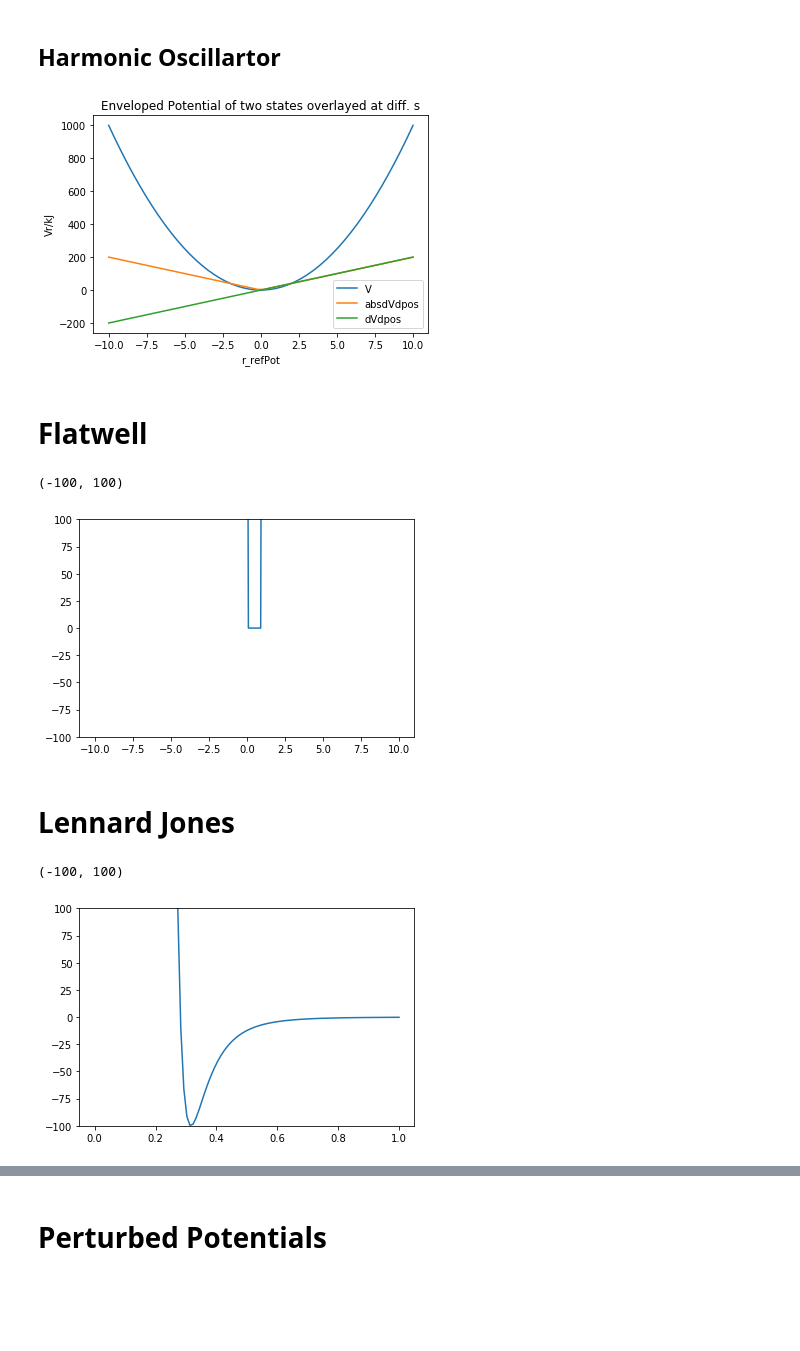
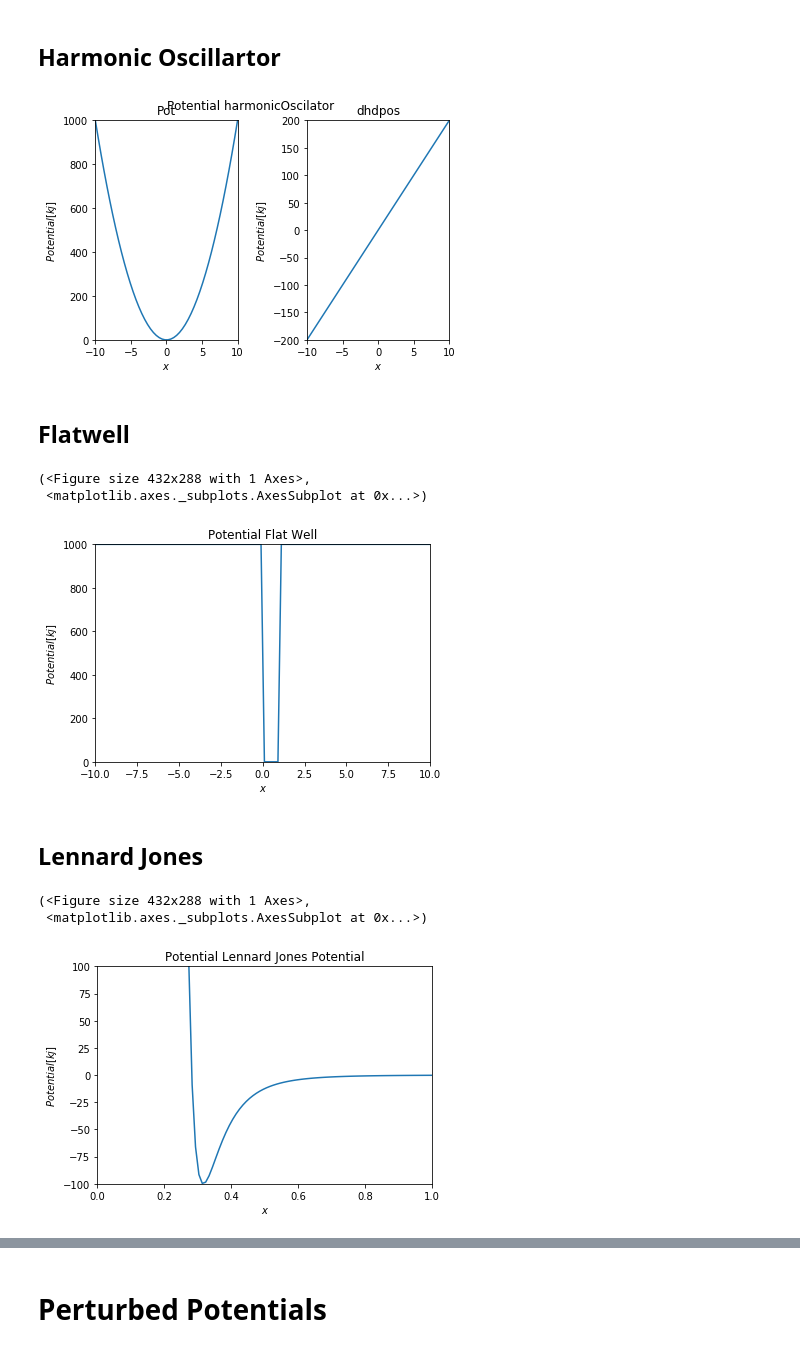
Before and after one commit to dfhahn/ConveyorBelt, a Jupyter notebook: examples/examplePotential1D.ipynb, the cells around one changed output, grey strips where cells are left out. Saved outputs shown, nothing was run; the diff lists cells and outputs as text; code cells hidden in the pictures; blank space fills up the shorter version.

```diff
--- a/examples/examplePotential1D.ipynb
+++ b/examples/examplePotential1D.ipynb
@@ -14,48 +15,38 @@ from src.potential1D import harmonicOsc1D
 # %%
 ##Build Potential
 pot = harmonicOsc1D(x_shift=0, fc=20)
 
 ##Params
 positions = np.linspace(-10,10)
 energies = pot.ene(positions)
 dVdpos = pot.dhdpos(positions)
 
 ##EXAMPLE PLOT
-plt.plot(positions, energies, label="V")
-plt.plot(positions, list(map(abs, dVdpos)), label="absdVdpos")
-plt.plot(positions, dVdpos, label="dVdpos")
-plt.ylabel("Vr/kJ")
-plt.xlabel("r_refPot")
-plt.title("Enveloped Potential of two states overlayed at diff. s")
-plt.legend()
-plt.show()
+fig, ax = plot_1DPotential_Term(positions=positions, potential=pot)
+fig.tight_layout()
 # %% [output]
-[figure, old version]
+[figure, new version]
 # %% [markdown]
-# Flatwell
+## Flatwell
 # %%
 from src.potential1D import flat_well
-
 fw = flat_well()
 positions=np.linspace(-10,10,100)
-energies = fw.ene(positions)
-
-plt.plot(positions, energies)
-plt.ylim((-100,100))
+plot_1DPotential(potential=fw, positions=positions, x_range=[-10, 10])
 # %% [output]
-(-100, 100)
+(<Figure size 432x288 with 1 Axes>,
+ <matplotlib.axes._subplots.AxesSubplot at 0x...>)
-[figure, old version]
+[figure, new version]
 # %% [markdown]
-# Lennard Jones
+## Lennard Jones
 # %%
 from src.potential1D import lennardJonesPotential
 
 lj=lennardJonesPotential(c6=0.2,c12=0.0001, x_shift=-1)
 positions=np.linspace(0.0000001,1,100)
-energies = lj.ene(positions)
 
-plt.plot(positions, energies)
-plt.ylim((-100,100))
+plot_1DPotential(potential=lj, positions=positions, y_range=[-100,100])
 # %% [output]
-(-100, 100)
+(<Figure size 432x288 with 1 Axes>,
+ <matplotlib.axes._subplots.AxesSubplot at 0x...>)
-[figure, old version]
+[figure, new version]
```
Also changed, not shown: parts of 18 cells of this notebook, 3 other files.
